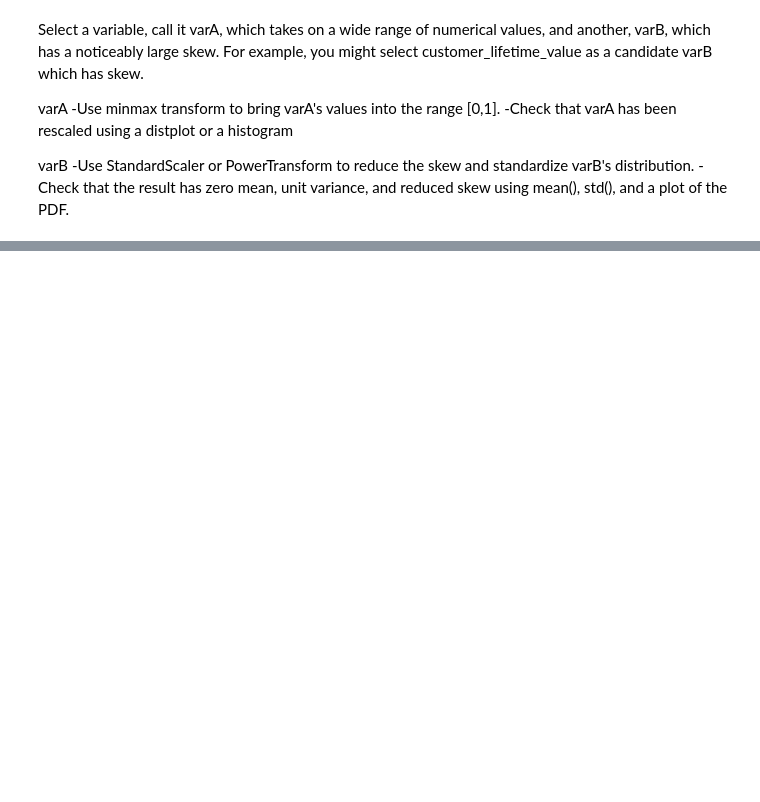
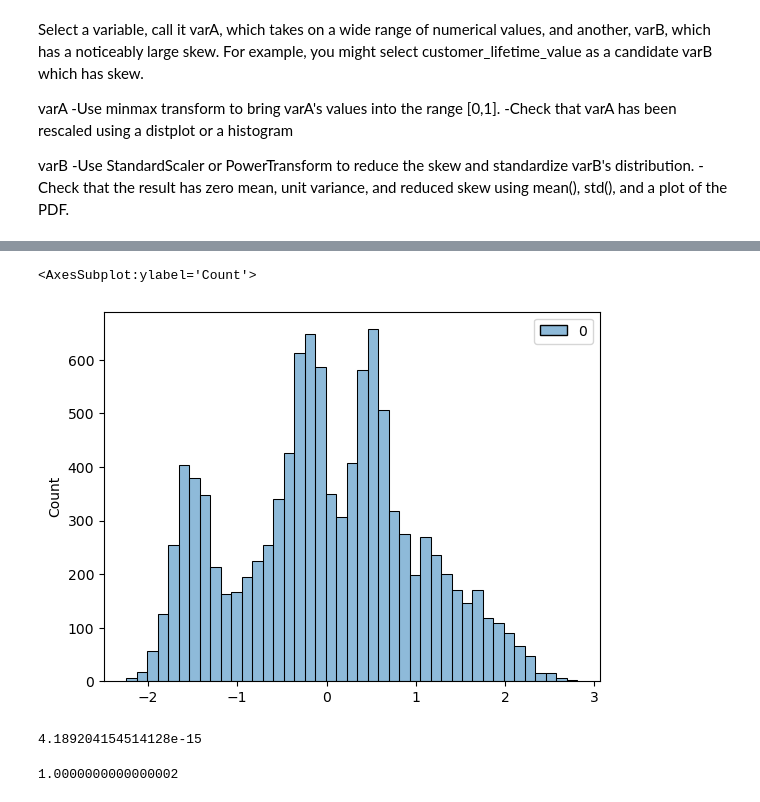
Before and after one commit to dablancog/Angelica_Ironhack_Labs, a Jupyter notebook: Week_4/Angelica_Week4_Lab_Data_Transformation.ipynb, the cells around one changed output, grey strips where cells are left out. Cells and saved outputs as stored; diff of their text form; code cells hidden in the pictures; blank space fills up the shorter version.

```diff
--- a/Week_4/Angelica_Week4_Lab_Data_Transformation.ipynb
+++ b/Week_4/Angelica_Week4_Lab_Data_Transformation.ipynb
@@ -257,10 +314,17 @@ sns.histplot(numericals.customer_lifetime_value)
 # %%
 from sklearn.preprocessing import PowerTransformer
-#sklearn.preprocessing.PowerTransformer(method=’yeo-johnson’, standardize=True, copy=True)
-numericals[['customer_lifetime_value']] = PowerTransformer(method=’yeo-johnson’, standardize=True, copy=True).fit_transform(numericals[['customer_lifetime_value']])
-sns.histplot(numericals.customer_lifetime_value)
+scaler_pt_yj = PowerTransformer(method='yeo-johnson', standardize=True, copy=True)
+varB_scaled_pt_yj = scaler_pt_yj.fit_transform(varB_2d)
+sns.histplot(varB_scaled_pt_yj)
+# %% [output]
+<AxesSubplot:ylabel='Count'>
+[figure, added]
 # %%
-np.mean(numericals['customer_lifetime_value'])
+np.mean(varB_scaled_pt_yj)
+# %% [output]
+4.189204154514128e-15
 # %%
-np.std(numericals['customer_lifetime_value'])
+np.std(varB_scaled_pt_yj)
+# %% [output]
+1.0000000000000002
 # %%
```
Also changed, not shown: parts of 14 cells of this notebook, 1 other file.
